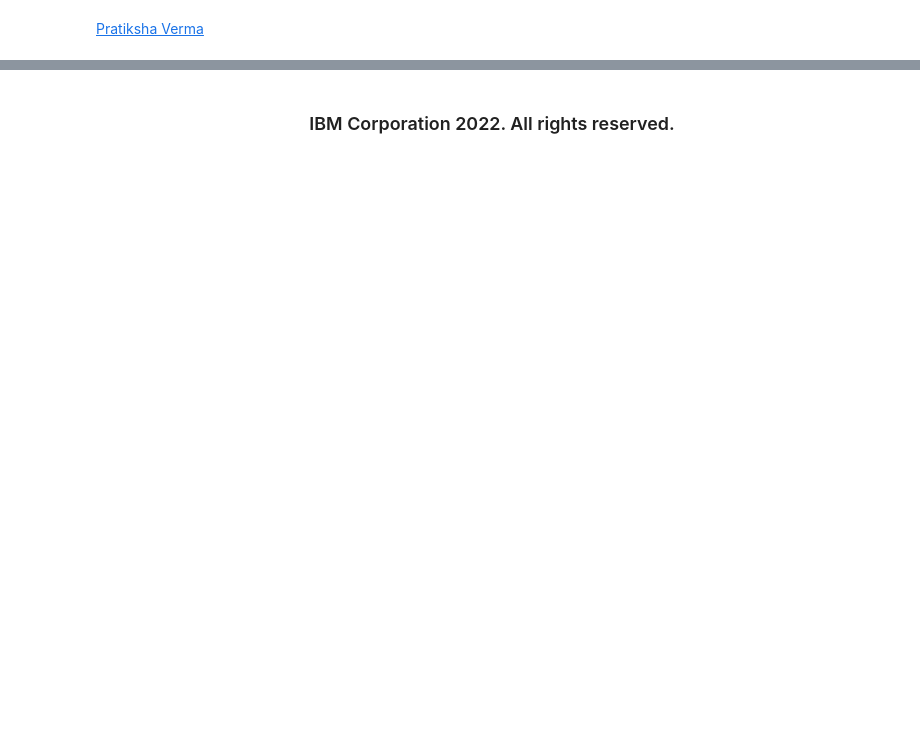
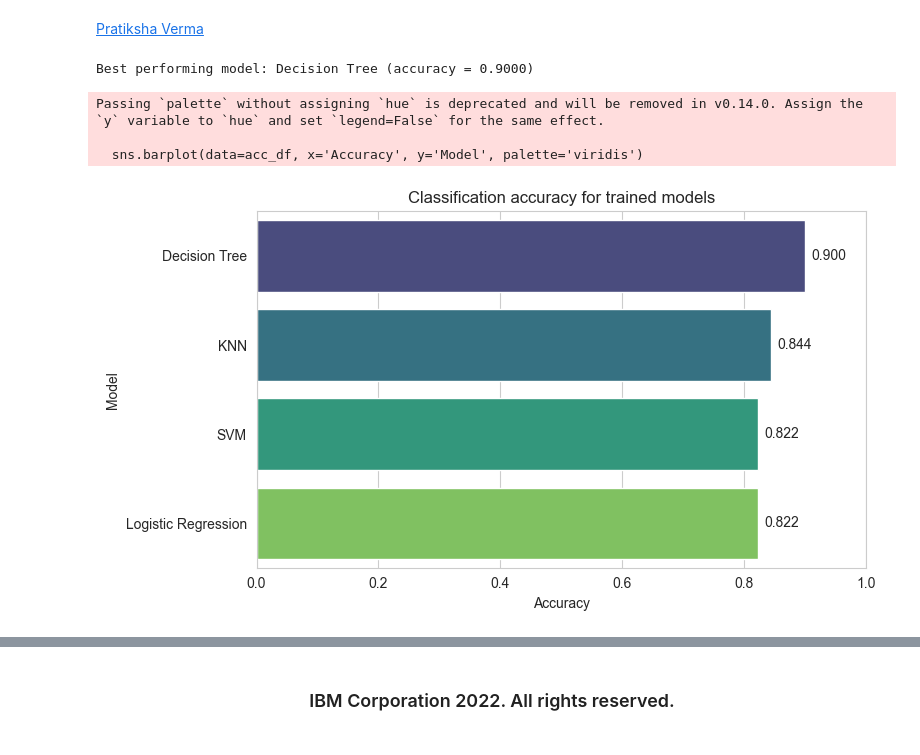
Before and after one commit to MamadyMagass/Applied-Data-Science-Capstone-IBM, a Jupyter notebook: week_4/SpaceX_Machine Learning Prediction_Part_5.ipynb, the cells around one changed output, grey strips where cells are left out. Saved outputs shown, nothing was run; the diff lists cells and outputs as text; code cells hidden in the pictures; blank space fills up the shorter version.

```diff
--- a/week_4/SpaceX_Machine Learning Prediction_Part_5.ipynb
+++ b/week_4/SpaceX_Machine Learning Prediction_Part_5.ipynb
@@ -449,5 +449,33 @@ print(feature_importance_df)
 [83 rows x 2 columns]
 # %% [markdown]
 [Pratiksha Verma](https://www.linkedin.com/in/pratiksha-verma-6487561b1/)
+# %%
+# ...existing code...
+# Visualize model accuracies and report best model
+import matplotlib.pyplot as plt
+import seaborn as sns
+import pandas as pd
+
+acc_df = pd.DataFrame(list(results.items()), columns=['Model', 'Accuracy']).sort_values('Accuracy', ascending=False)
+best_model = acc_df.iloc[0]
+print(f"Best performing model: {best_model['Model']} (accuracy = {best_model['Accuracy']:.4f})")
+
+sns.set_style('whitegrid')
+plt.figure(figsize=(8,4.5))
+sns.barplot(data=acc_df, x='Accuracy', y='Model', palette='viridis')
+plt.xlim(0, 1)
+plt.xlabel('Accuracy')
+plt.title('Classification accuracy for trained models')
+for i, v in enumerate(acc_df['Accuracy']):
+    plt.text(v + 0.01, i, f"{v:.3f}", va='center')
+plt.tight_layout()
+plt.show()
+# ...existing code...
+# %% [output]
+Best performing model: Decision Tree (accuracy = 0.9000)
+Passing `palette` without assigning `hue` is deprecated and will be removed in v0.14.0. Assign the `y` variable to `hue` and set `legend=False` for the same effect.
+
+  sns.barplot(data=acc_df, x='Accuracy', y='Model', palette='viridis')
+[figure, added]
 # %% [markdown]
 <!--## Change Log--!>
```
Also changed, not shown: parts of 5 cells of this notebook.
